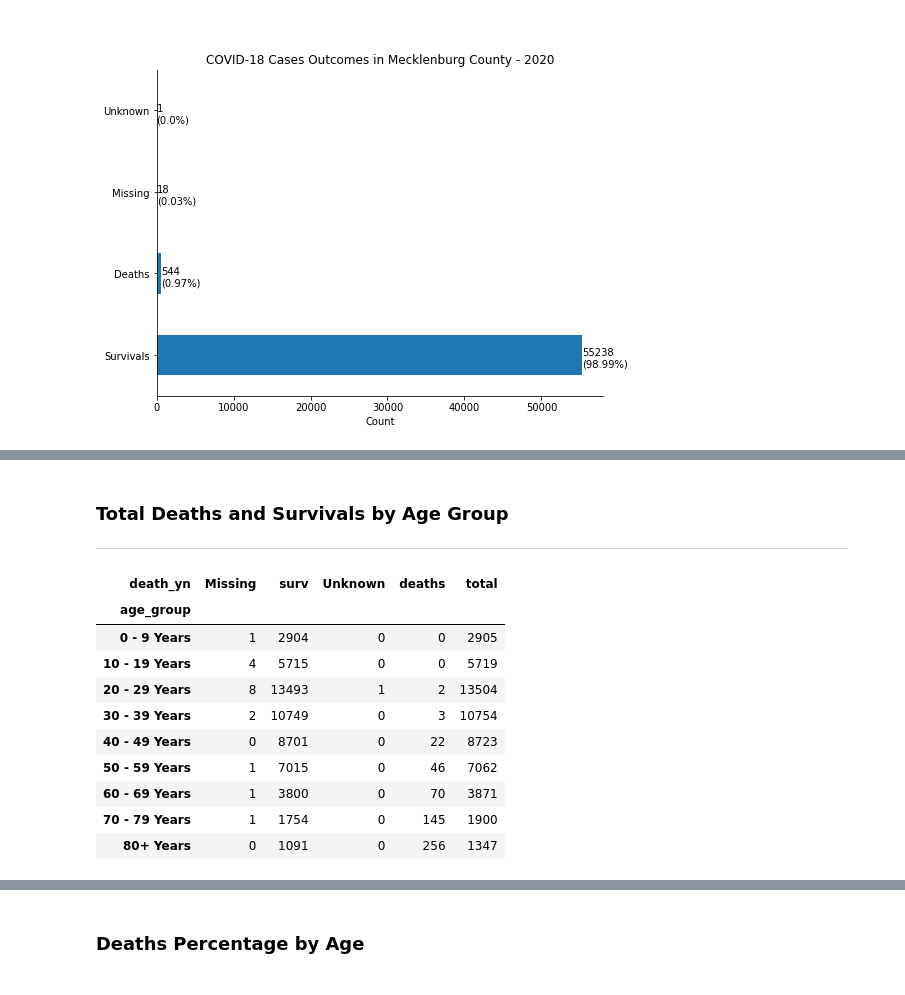
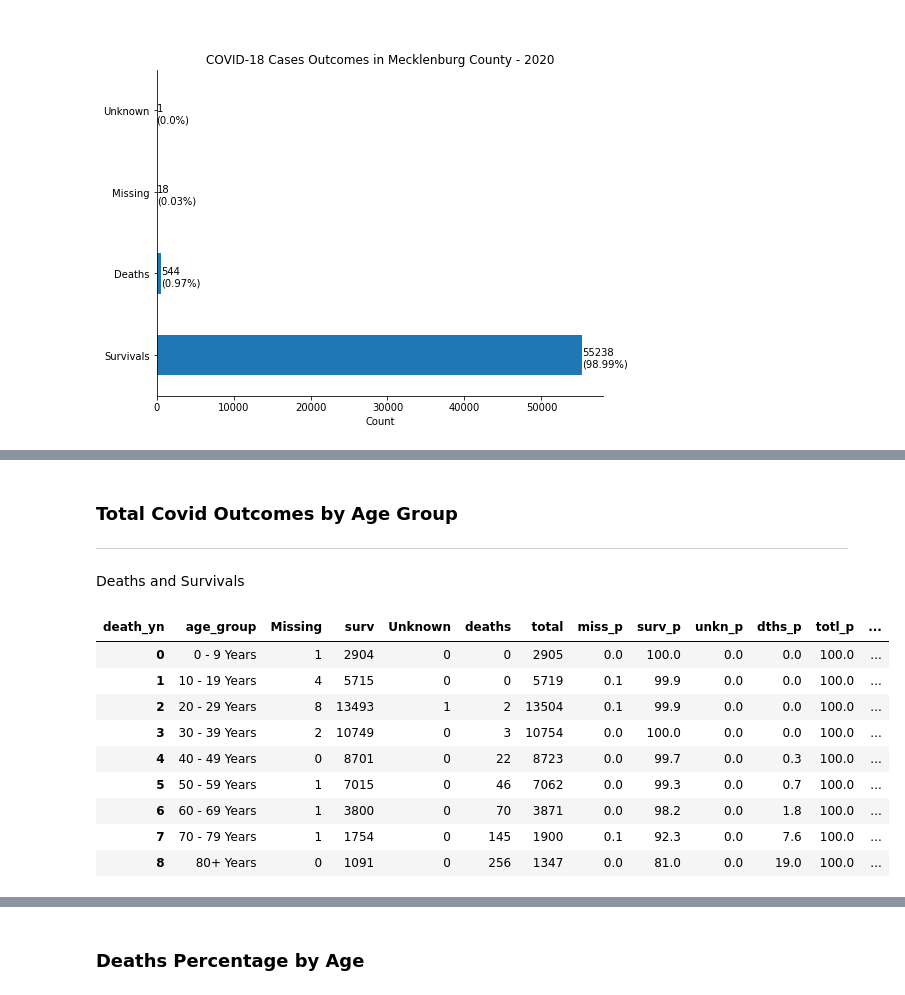
Before and after one commit to lauradahlberg/covid-19_analysis_NC, a Jupyter notebook: exploring_mecklenburg_covid_CDC_data.ipynb, the cells around one changed output, grey strips where cells are left out. Saved outputs shown, nothing was run; the diff lists cells and outputs as text; code cells hidden in the pictures.

```diff
--- a/exploring_mecklenburg_covid_CDC_data.ipynb
+++ b/exploring_mecklenburg_covid_CDC_data.ipynb
@@ -135,25 +152,35 @@ ax.figure.savefig(IMAGES/'cases_outcomes_meck.png' )
 # %% [markdown]
-### Total Deaths and Survivals by Age Group
+### Total Covid Outcomes by Age Group
 ---
+Deaths and Survivals
 # %%
 ## totals by age group (tba)
 tba = df.groupby(['age_group','death_yn'])['death_yn'].count().unstack().fillna(0) #.reset_index()
-#dba.index.rename('index', inplace=True)
 tba = tba.rename(columns = {'No': 'surv', 'Yes':'deaths'})
 tba[['Missing', 'surv', 'Unknown', 'deaths']] = tba[['Missing', 'surv', 'Unknown', 'deaths']].astype(int)
 ## Add Grand total
 tba['total'] = tba[['Missing', 'surv', 'Unknown', 'deaths']].sum(axis=1).astype(int)
+
+## percentages for missing (miss_p) survival (surv_p),  unknown (unkn_p), deaths (dths_p), total (totl_p)
+## percentages by row, within each age group
+tba['miss_p'] = ((tba['Missing']*100)/tba['total']).round(1)
+tba['surv_p'] = ((tba['surv']*100)/tba['total']).round(1)
+tba['unkn_p'] = ((tba['Unknown']*100)/tba['total']).round(1)
+tba['dths_p'] = ((tba['deaths']*100)/tba['total']).round(1)
+tba['totl_p'] = (tba['total']*100)/tba['total']
+
+## this column will be used to create chart labels next/above bars
+# example: total_d['label'] = total_d['count'].astype(str) + "\n(" + total_d['percentage'].astype(str) + "%)"
+tba['label_1'] = tba['surv'].astype(str) + "  (" + tba['surv_p'].astype(str) + "%)"
 tba.reset_index()
-tba
 # %% [output]
-| death_yn | Missing | surv | Unknown | deaths | total |
-| age_group |  |  |  |  |  |
-| 0 - 9 Years | 1 | 2904 | 0 | 0 | 2905 |
-| 10 - 19 Years | 4 | 5715 | 0 | 0 | 5719 |
-| 20 - 29 Years | 8 | 13493 | 1 | 2 | 13504 |
-| 30 - 39 Years | 2 | 10749 | 0 | 3 | 10754 |
-| 40 - 49 Years | 0 | 8701 | 0 | 22 | 8723 |
-| 50 - 59 Years | 1 | 7015 | 0 | 46 | 7062 |
-| 60 - 69 Years | 1 | 3800 | 0 | 70 | 3871 |
-| 70 - 79 Years | 1 | 1754 | 0 | 145 | 1900 |
-| 80+ Years | 0 | 1091 | 0 | 256 | 1347 |
+| death_yn | age_group | Missing | surv | Unknown | deaths | total | miss_p | surv_p | unkn_p | dths_p | totl_p | ... |
+| 0 | 0 - 9 Years | 1 | 2904 | 0 | 0 | 2905 | 0.0 | 100.0 | 0.0 | 0.0 | 100.0 | ... |
+| 1 | 10 - 19 Years | 4 | 5715 | 0 | 0 | 5719 | 0.1 | 99.9 | 0.0 | 0.0 | 100.0 | ... |
+| 2 | 20 - 29 Years | 8 | 13493 | 1 | 2 | 13504 | 0.1 | 99.9 | 0.0 | 0.0 | 100.0 | ... |
+| 3 | 30 - 39 Years | 2 | 10749 | 0 | 3 | 10754 | 0.0 | 100.0 | 0.0 | 0.0 | 100.0 | ... |
+| 4 | 40 - 49 Years | 0 | 8701 | 0 | 22 | 8723 | 0.0 | 99.7 | 0.0 | 0.3 | 100.0 | ... |
+| 5 | 50 - 59 Years | 1 | 7015 | 0 | 46 | 7062 | 0.0 | 99.3 | 0.0 | 0.7 | 100.0 | ... |
+| 6 | 60 - 69 Years | 1 | 3800 | 0 | 70 | 3871 | 0.0 | 98.2 | 0.0 | 1.8 | 100.0 | ... |
+| 7 | 70 - 79 Years | 1 | 1754 | 0 | 145 | 1900 | 0.1 | 92.3 | 0.0 | 7.6 | 100.0 | ... |
+| 8 | 80+ Years | 0 | 1091 | 0 | 256 | 1347 | 0.0 | 81.0 | 0.0 | 19.0 | 100.0 | ... |
```
Also changed, not shown: parts of 25 cells of this notebook.
